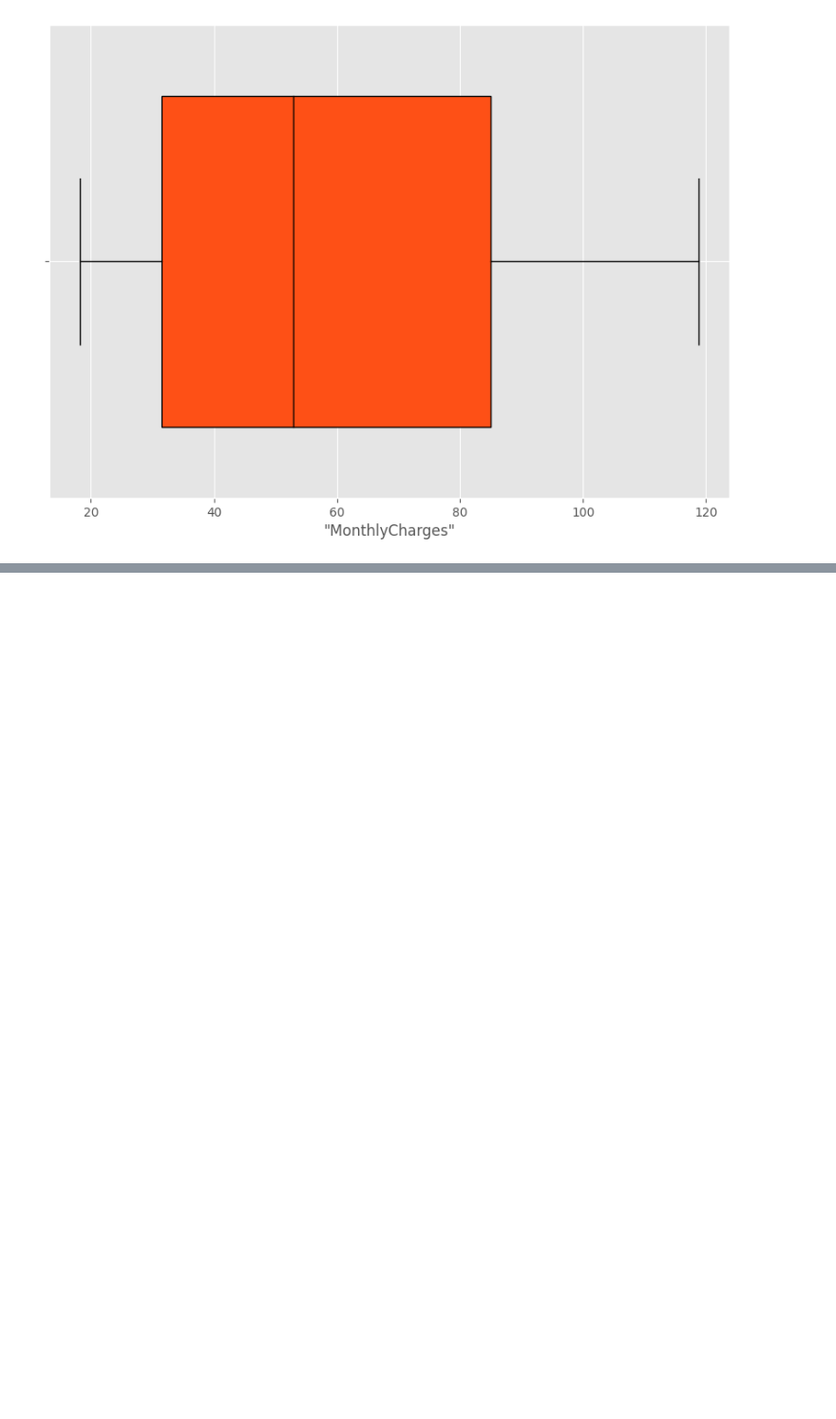
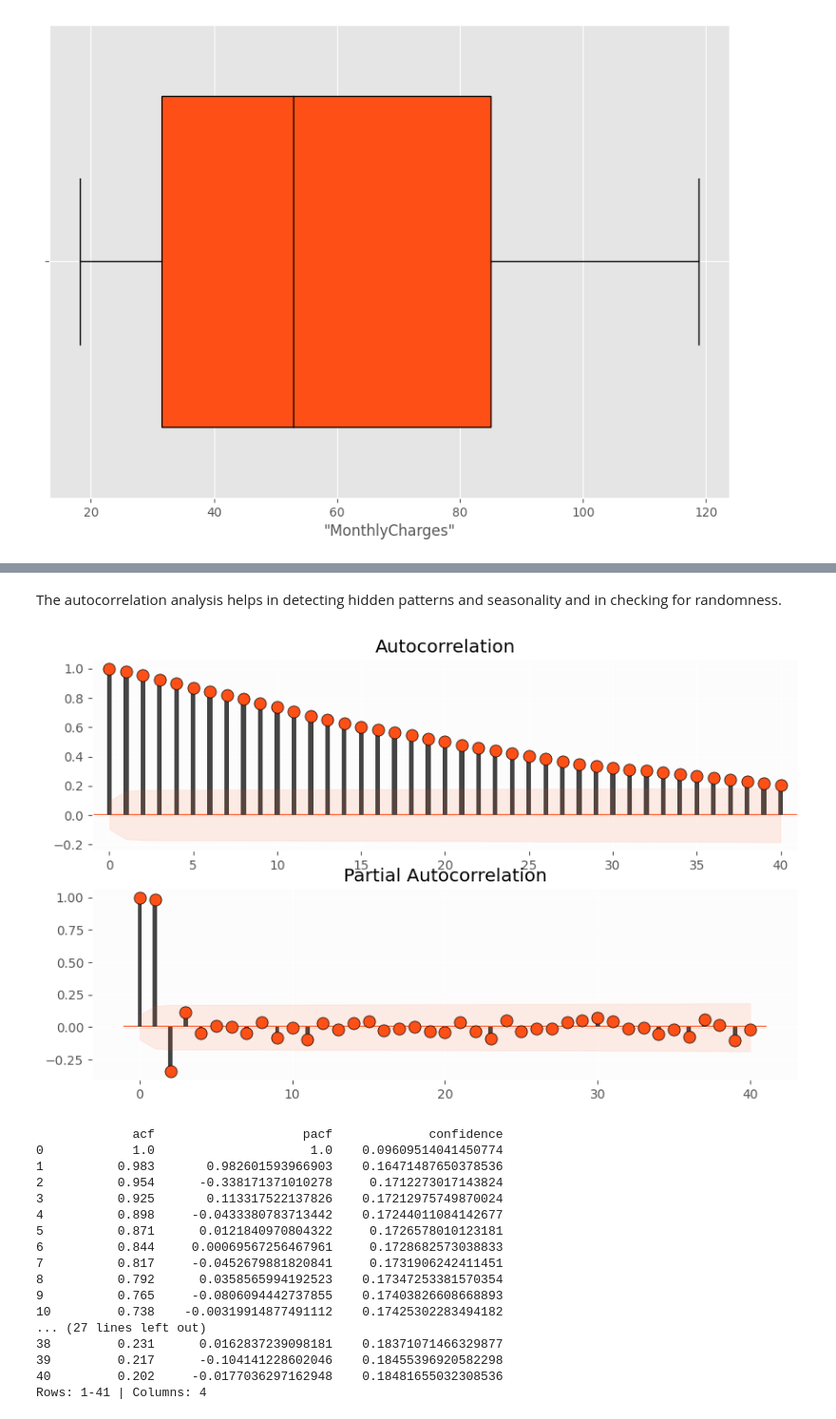
Before and after one commit to VerticaDataScientist/Workshop-VerticaPy, a Jupyter notebook: Workshop-1.ipynb, the cells around one changed output, grey strips where cells are left out. Shown at 95% size. Cells and saved outputs as stored; diff of their text form; code cells hidden in the pictures; blank space fills up the shorter version.

```diff
--- a/Workshop-1.ipynb
+++ b/Workshop-1.ipynb
@@ -342,0 +395,27 @@ churn_data.boxplot(columns=['MonthlyCharges'],
+# %% [markdown]
+The autocorrelation analysis helps in detecting hidden patterns and seasonality and in checking for randomness.
+# %%
+from verticapy.learn.model_selection import plot_acf_pacf
+plot_acf_pacf(commodities,
+              column = "Dol_Eur",
+              ts = "date",
+              p = 40)
+# %% [output]
+[figure, added]
+             acf                    pacf             confidence
+0            1.0                     1.0    0.09609514041450774
+1          0.983       0.982601593966903    0.16471487650378536
+2          0.954      -0.338171371010278     0.1712273017143824
+3          0.925       0.113317522137826    0.17212975749870024
+4          0.898     -0.0433380783713442    0.17244011084142677
+5          0.871      0.0121840970804322     0.1726578010123181
+6          0.844     0.00069567256467961     0.1728682573038833
+7          0.817     -0.0452679881820841     0.1731906242411451
+8          0.792      0.0358565994192523    0.17347253381570354
+9          0.765     -0.0806094442737855    0.17403826608668893
+10         0.738    -0.00319914877491112    0.17425302283494182
+... (27 lines left out)
+38         0.231      0.0162837239098181    0.18371071466329877
+39         0.217      -0.104141228602046    0.18455396920582298
+40         0.202     -0.0177036297162948    0.18481655032308536
+Rows: 1-41 | Columns: 4
```
Also changed, not shown: parts of 15 cells of this notebook, 3 other files.
